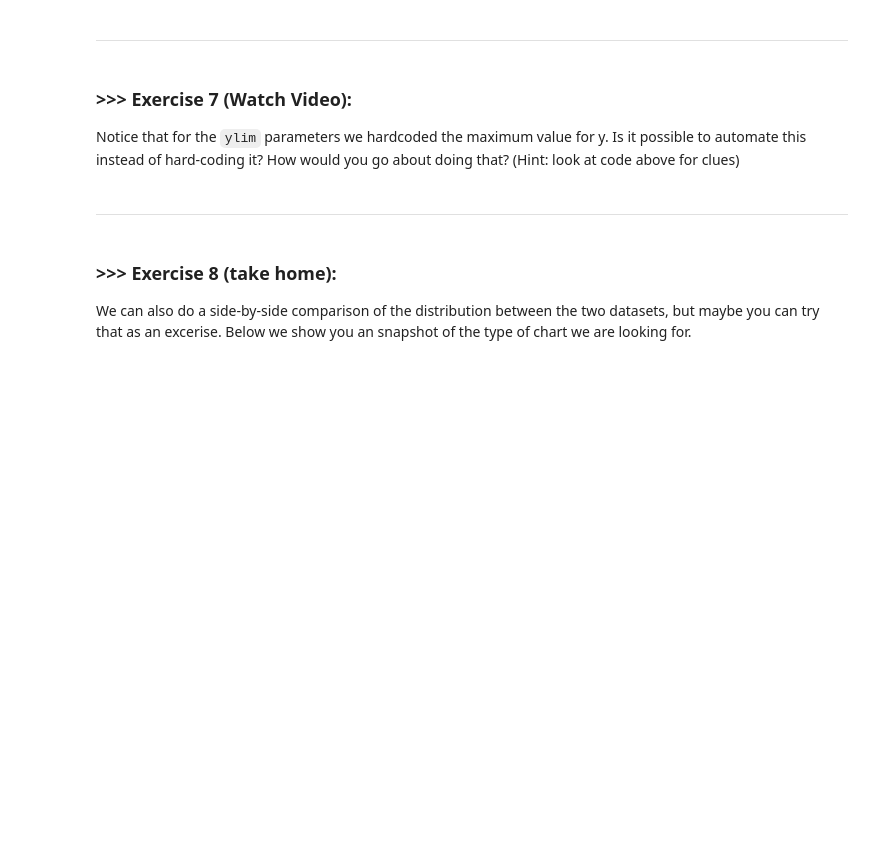
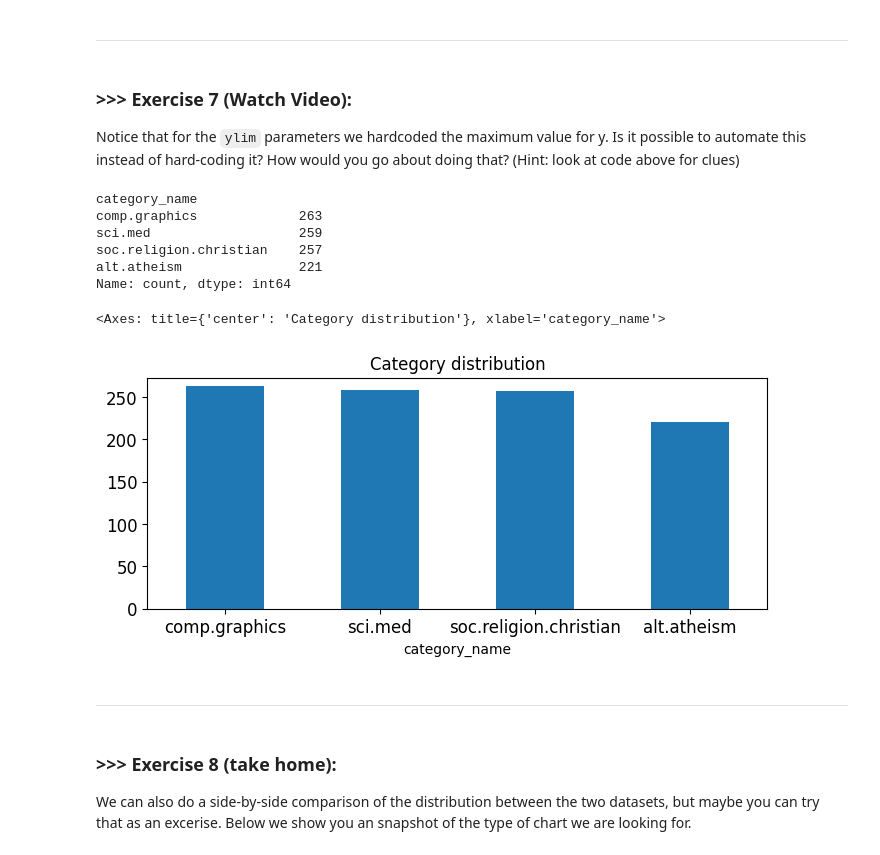
Before and after one commit to VictorSwankyTiger/DM2024-Lab1-Master, a Jupyter notebook: DM2024-Lab1-Master.ipynb, the cells around one changed output. Cells and saved outputs as stored; diff of their text form; code cells hidden in the pictures; blank space fills up the shorter version.

```diff
--- a/DM2024-Lab1-Master.ipynb
+++ b/DM2024-Lab1-Master.ipynb
@@ -762,3 +797,21 @@ Notice that for the `ylim` parameters we hardcoded the maximum value for y. Is i
+# %%
+# Answer here
+upper_boud = max(X_sample.category_name.value_counts() + 10)
+print(X_sample.category_name.value_counts())
+plt.style.use('default')
+X_sample.category_name.value_counts().plot(kind = 'bar',
+                                           title = 'Category distribution',
+                                           ylim = [0, upper_boud],
+                                           rot = 0, fontsize = 12, figsize = (8,3))
+# %% [output]
+category_name
+comp.graphics             263
+sci.med                   259
+soc.religion.christian    257
+alt.atheism               221
+Name: count, dtype: int64
+<Axes: title={'center': 'Category distribution'}, xlabel='category_name'>
+[figure, added]
 # %% [markdown]
 ---
 # %% [markdown]
```
Also changed, not shown: parts of 62 cells of this notebook.
